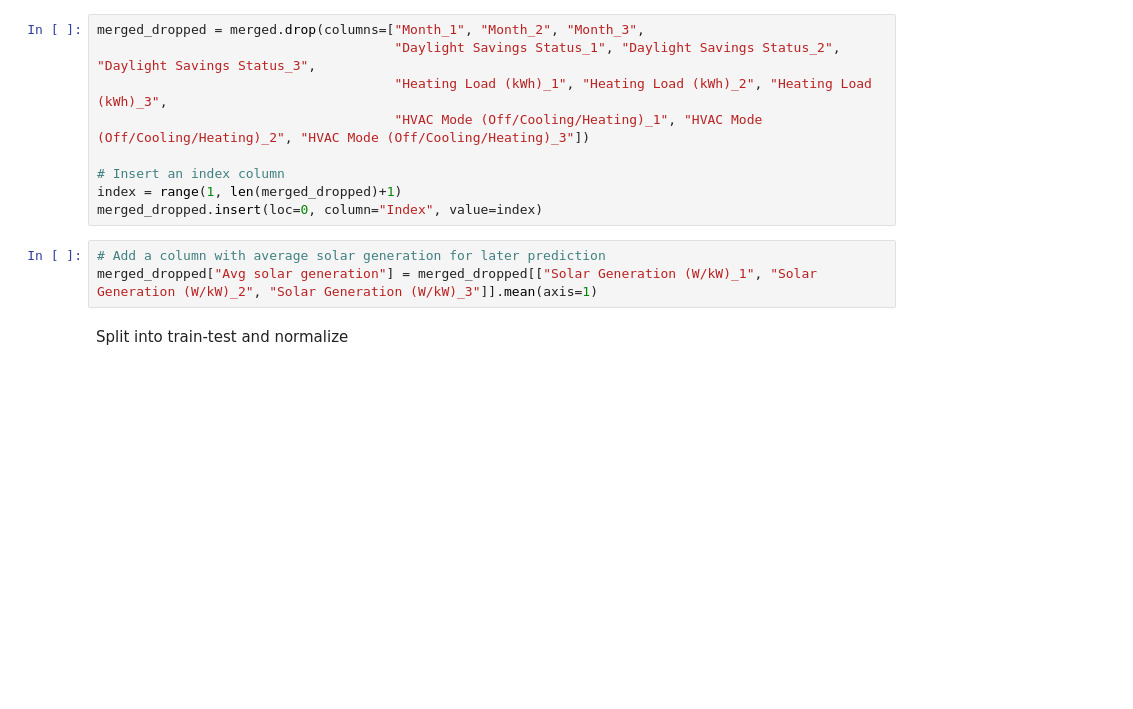
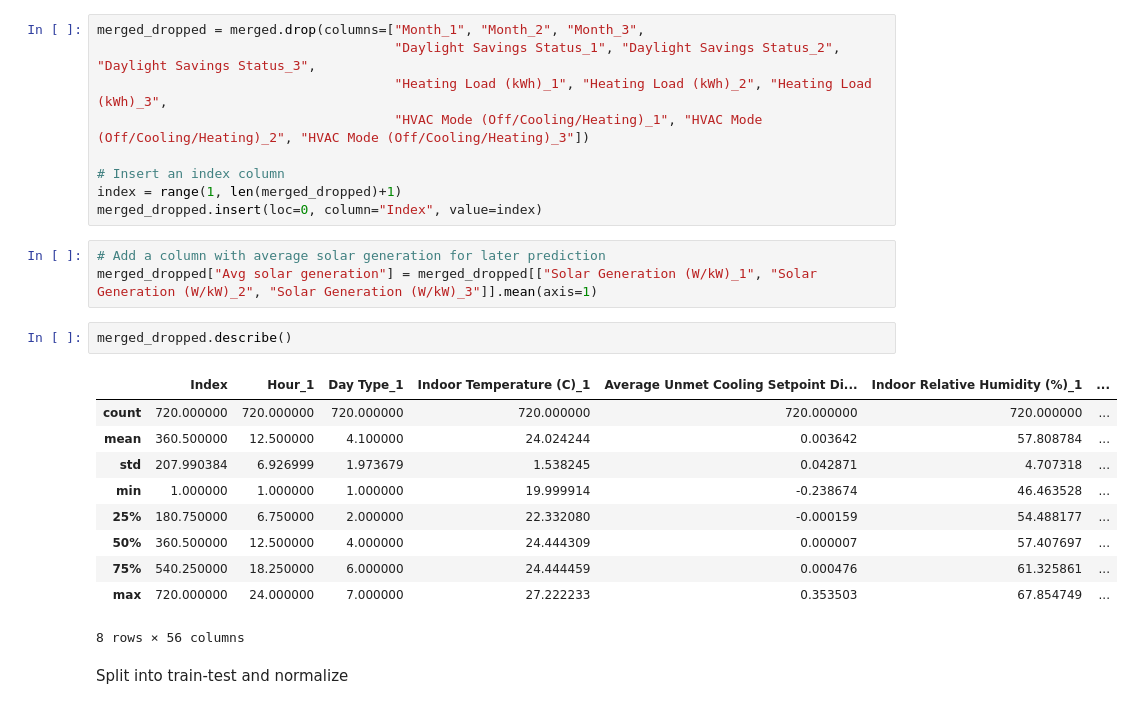
Before and after one commit to MatejPriesol/Forecasting-Carbon-Intensity-and-Solar-Generation, a Jupyter notebook: data_preprocessing/preprocessing.ipynb, the cells around one changed output. Cells and saved outputs as stored; diff of their text form; blank space fills up the shorter version.

```diff
--- a/data_preprocessing/preprocessing.ipynb
+++ b/data_preprocessing/preprocessing.ipynb
@@ -42,6 +42,19 @@ merged_dropped.insert(loc=0, column="Index", value=index)
 # %%
 # Add a column with average solar generation for later prediction
 merged_dropped["Avg solar generation"] = merged_dropped[["Solar Generation (W/kW)_1", "Solar Generation (W/kW)_2", "Solar Generation (W/kW)_3"]].mean(axis=1)
+# %%
+merged_dropped.describe()
+# %% [output]
+|  | Index | Hour_1 | Day Type_1 | Indoor Temperature (C)_1 | Average Unmet Cooling Setpoint Di... | Indoor Relative Humidity (%)_1 | ... |
+| count | 720.000000 | 720.000000 | 720.000000 | 720.000000 | 720.000000 | 720.000000 | ... |
+| mean | 360.500000 | 12.500000 | 4.100000 | 24.024244 | 0.003642 | 57.808784 | ... |
+| std | 207.990384 | 6.926999 | 1.973679 | 1.538245 | 0.042871 | 4.707318 | ... |
+| min | 1.000000 | 1.000000 | 1.000000 | 19.999914 | -0.238674 | 46.463528 | ... |
+| 25% | 180.750000 | 6.750000 | 2.000000 | 22.332080 | -0.000159 | 54.488177 | ... |
+| 50% | 360.500000 | 12.500000 | 4.000000 | 24.444309 | 0.000007 | 57.407697 | ... |
+| 75% | 540.250000 | 18.250000 | 6.000000 | 24.444459 | 0.000476 | 61.325861 | ... |
+| max | 720.000000 | 24.000000 | 7.000000 | 27.222233 | 0.353503 | 67.854749 | ... |
+8 rows × 56 columns
 # %% [markdown]
 Split into train-test and normalize
 # %%
```
Also changed, not shown: 16 other files.
